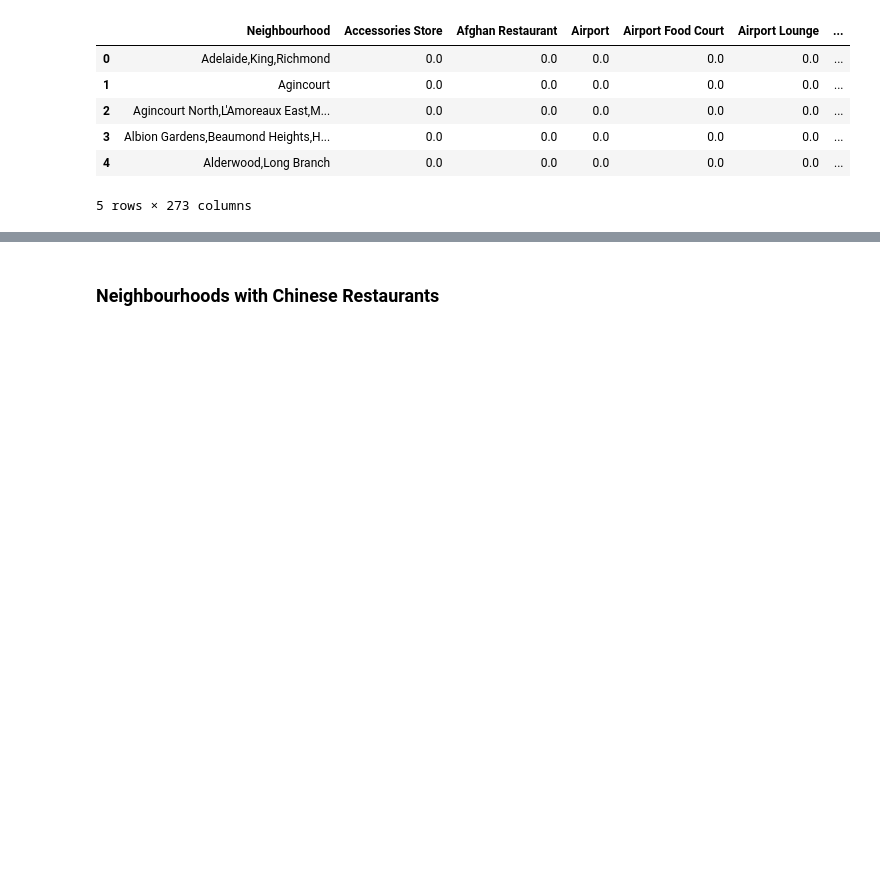
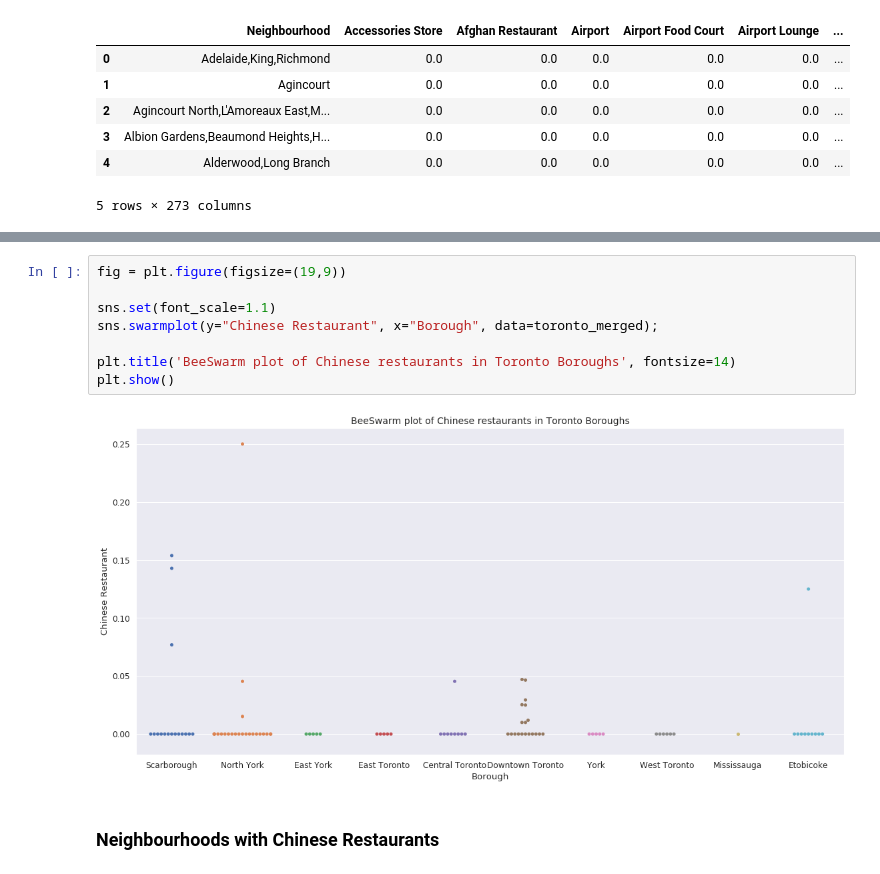
Before and after one commit to skozh/Coursera_Capstone, a Jupyter notebook: Neighbourhood Battle Capstone.ipynb, the cells around one changed output, grey strips where cells are left out. Cells and saved outputs as stored; diff of their text form; blank space fills up the shorter version.

```diff
--- a/Neighbourhood Battle Capstone.ipynb
+++ b/Neighbourhood Battle Capstone.ipynb
@@ -363,2 +426,12 @@ toronto_merged
+# %%
+fig = plt.figure(figsize=(19,9))
+
+sns.set(font_scale=1.1)
+sns.swarmplot(y="Chinese Restaurant", x="Borough", data=toronto_merged);
+
+plt.title('BeeSwarm plot of Chinese restaurants in Toronto Boroughs', fontsize=14)
+plt.show()
+# %% [output]
+[figure, added]
 # %% [markdown]
 ### Neighbourhoods with Chinese Restaurants
```
Also changed, not shown: parts of 39 cells of this notebook.
